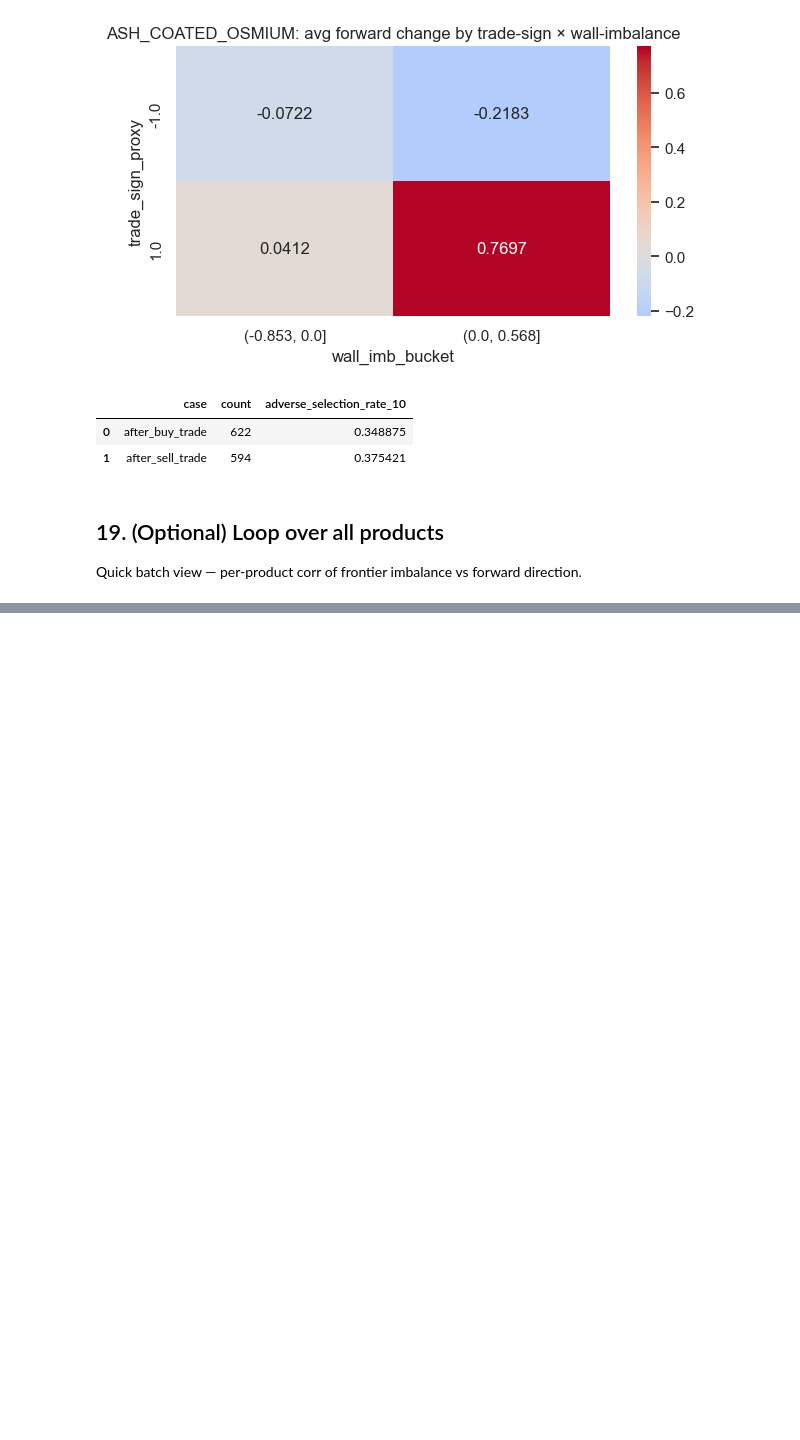
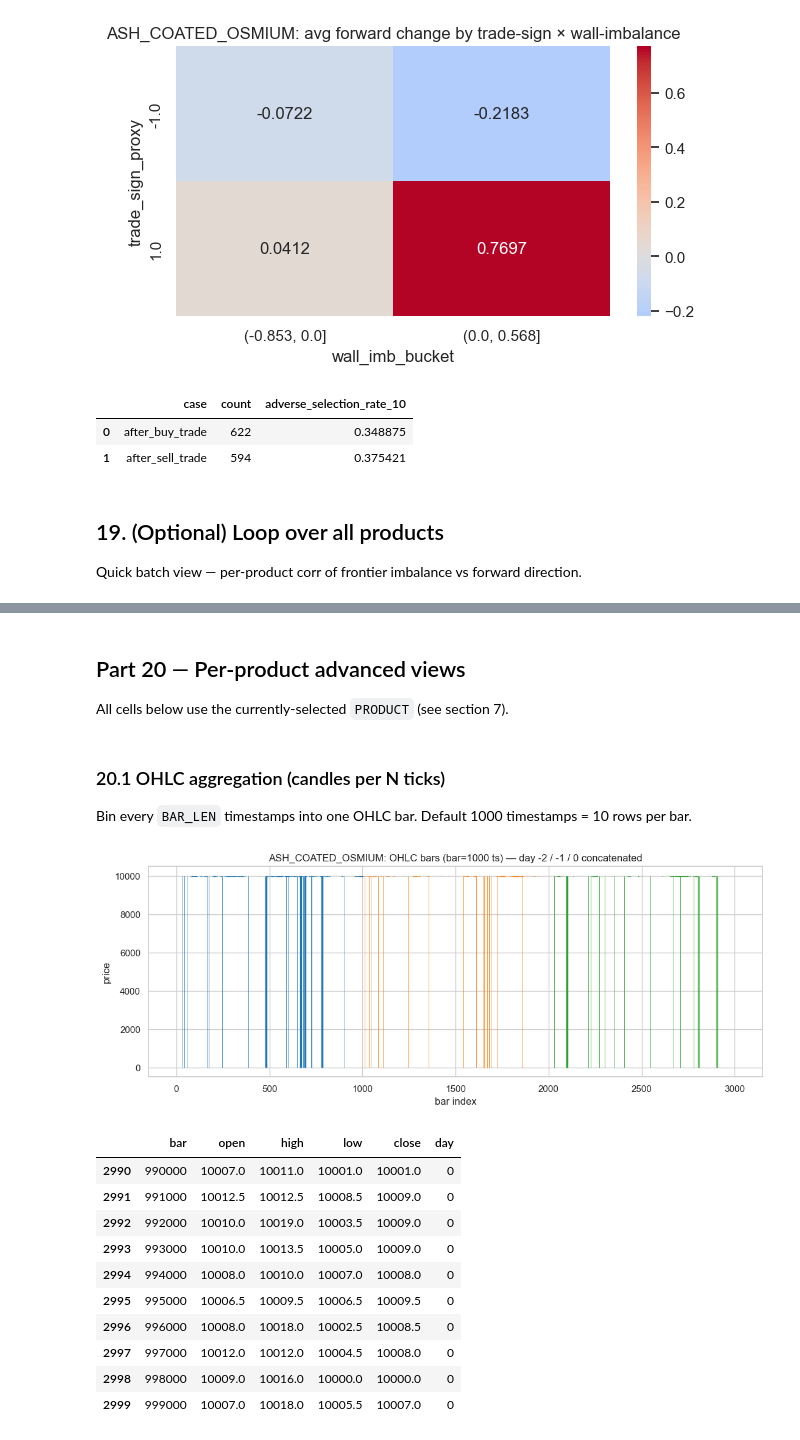
Before and after one commit to Sophbx/imc_prosperity4, a Jupyter notebook: Round1/analysis_v2.ipynb, the cells around one changed output, grey strips where cells are left out. Cells and saved outputs as stored; diff of their text form; code cells hidden in the pictures; blank space fills up the shorter version.

```diff
--- a/Round1/analysis_v2.ipynb
+++ b/Round1/analysis_v2.ipynb
@@ -314,0 +461,16 @@ horizon         : 10
+# %%
+rows = []
+for d in day_order:
+    pivot = (df_clean[df_clean["day"] == d]
+             .pivot_table(index="timestamp", columns="product", values="mid_price")
+             .sort_index())
+    rets = pivot.diff().dropna()
+    if rets.shape[1] < 2 or len(rets) < 10:
+        continue
+    c = rets.corr()
+    # pull the off-diagonal
+    p1, p2 = rets.columns[0], rets.columns[1]
+    rows.append({"day": d, "pair": f"{p1} × {p2}",
+                 "corr_returns": c.loc[p1, p2], "n_rows": len(rets)})
+cross_corr = pd.DataFrame(rows)
+cross_corr.round(5)
@@ -760,3 +927,56 @@ pd.DataFrame(results).round(6)
 |  | product | rows | corr_frontier_imb_vs_fwd_dir | corr_depth_imb_vs_fwd_dir | corr_sizewall_imb_vs_fwd_dir |
 | 0 | ASH_COATED_OSMIUM | 30000 | 0.418026 | -0.074642 | 0.065907 |
 | 1 | INTARIAN_PEPPER_ROOT | 30000 | 0.471633 | -0.100162 | 0.089026 |
+# %% [markdown]
+## Part 20 — Per-product advanced views
+
+All cells below use the currently-selected `PRODUCT` (see section 7).
+# %% [markdown]
+### 20.1 OHLC aggregation (candles per N ticks)
+
+Bin every `BAR_LEN` timestamps into one OHLC bar. Default 1000 timestamps = 10 rows per bar.
+# %%
+BAR_LEN = 1000  # timestamps per bar
+
+ohlc_frames = []
+for d in sorted(x["day"].unique()):
+    s = x[x["day"] == d].sort_values("timestamp").copy()
+    s["bar"] = (s["timestamp"] // BAR_LEN) * BAR_LEN
+    ohlc = s.groupby("bar")["mid_price"].agg(["first", "max", "min", "last"]).rename(
+        columns={"first": "open", "max": "high", "min": "low", "last": "close"})
+    ohlc["day"] = d
+    ohlc_frames.append(ohlc.reset_index())
+ohlc_all = pd.concat(ohlc_frames, ignore_index=True)
+
+# Plot concatenated candles as thin vertical lines (no mplfinance dependency)
+fig, ax = plt.subplots(figsize=(13, 4.5))
+cursor = 0
+for d, color in zip(sorted(x["day"].unique()),
+                    sns.color_palette("tab10", n_colors=x["day"].nunique())):
+    seg = ohlc_all[ohlc_all["day"] == d].reset_index(drop=True)
+    idx = np.arange(cursor, cursor + len(seg))
+    # high-low line
+    ax.vlines(idx, seg["low"], seg["high"], color=color, lw=0.7, alpha=0.8)
+    # open-close line (thicker)
+    up   = seg["close"] >= seg["open"]
+    ax.vlines(idx[up],  seg.loc[up, "open"],  seg.loc[up, "close"],  color=color, lw=2.5)
+    ax.vlines(idx[~up], seg.loc[~up, "open"], seg.loc[~up, "close"], color=color, lw=2.5, alpha=0.6)
+    cursor += len(seg)
+ax.set_title(f"{PRODUCT}: OHLC bars (bar={BAR_LEN} ts) — day -2 / -1 / 0 concatenated")
+ax.set_xlabel("bar index"); ax.set_ylabel("price")
+plt.show()
+
+ohlc_all.tail(10)
+# %% [output]
+[figure, added]
+|  | bar | open | high | low | close | day |
+| 2990 | 990000 | 10007.0 | 10011.0 | 10001.0 | 10001.0 | 0 |
+| 2991 | 991000 | 10012.5 | 10012.5 | 10008.5 | 10009.0 | 0 |
+| 2992 | 992000 | 10010.0 | 10019.0 | 10003.5 | 10009.0 | 0 |
+| 2993 | 993000 | 10010.0 | 10013.5 | 10005.0 | 10009.0 | 0 |
+| 2994 | 994000 | 10008.0 | 10010.0 | 10007.0 | 10008.0 | 0 |
+| 2995 | 995000 | 10006.5 | 10009.5 | 10006.5 | 10009.5 | 0 |
+| 2996 | 996000 | 10008.0 | 10018.0 | 10002.5 | 10008.5 | 0 |
+| 2997 | 997000 | 10012.0 | 10012.0 | 10004.5 | 10008.0 | 0 |
+| 2998 | 998000 | 10009.0 | 10016.0 | 10000.0 | 10000.0 | 0 |
+| 2999 | 999000 | 10007.0 | 10018.0 | 10005.5 | 10007.0 | 0 |
```
Also changed, not shown: parts of 17 cells of this notebook.
